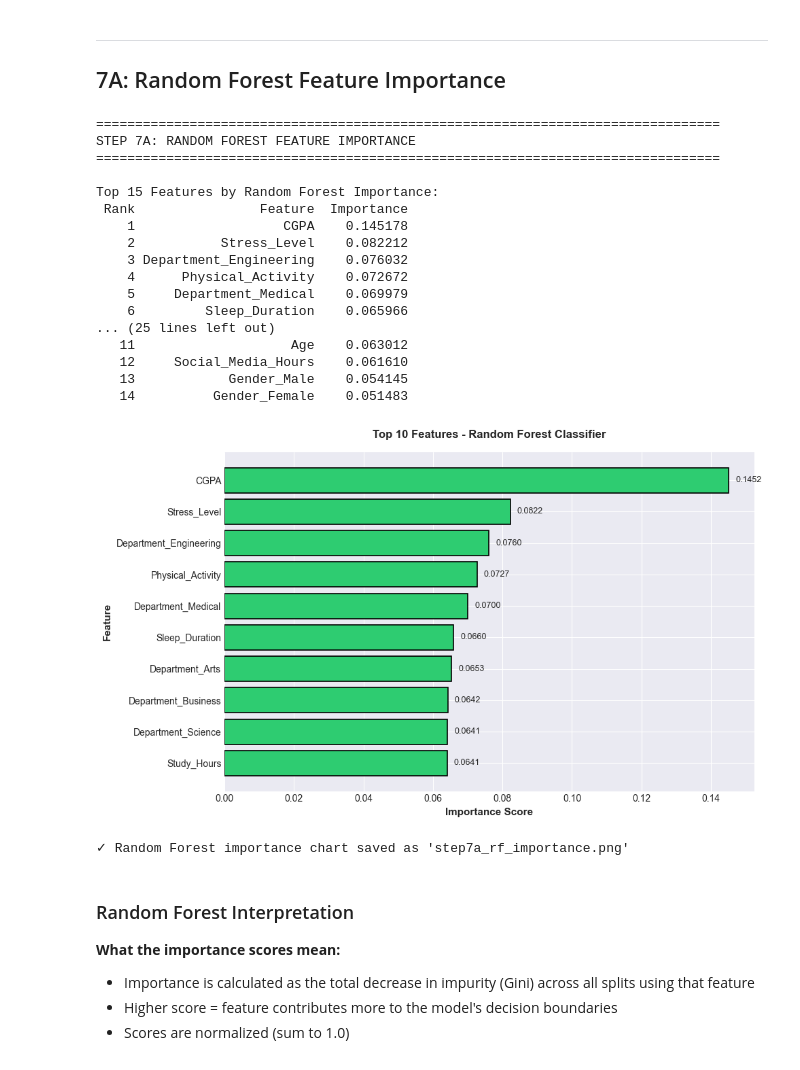
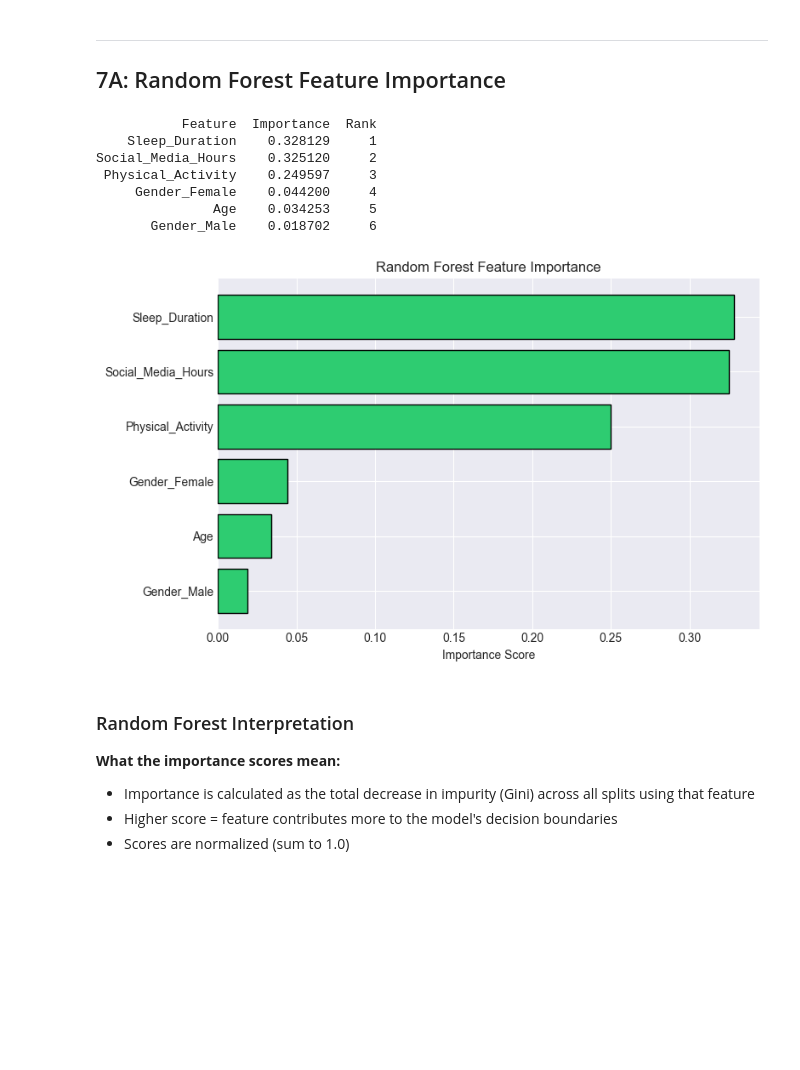
Before and after one commit to XyronTeam/ml-project, a Jupyter notebook: src/dataset_c/notebook_c.ipynb, the cells around one changed output. Saved outputs shown, nothing was run; the diff lists cells and outputs as text; code cells hidden in the pictures; blank space fills up the shorter version.

Commit message:
Changed up the notebook a to focus on lifestyle habits, export its model.

```diff
--- a/src/dataset_c/notebook_c.ipynb
+++ b/src/dataset_c/notebook_c.ipynb
@@ -1189,0 +1234,3 @@ Key Insights from EDA:
+# %%
+df_model = df_cleaned[['Age', 'Gender_Female', 'Gender_Male', 'Sleep_Duration', 'Social_Media_Hours', 'Physical_Activity', 'Depression']]
+df_model
@@ -1196,8 +1270,8 @@ print("=" * 80)
 from sklearn.model_selection import train_test_split
 
 # Prepare data for split (using cleaned dataset)
-X = df_cleaned.drop('Depression', axis=1)
-y = df_cleaned['Depression']
+X = df_model.drop('Depression', axis=1)
+y = df_model['Depression']
 
 print(f"\nBefore split:")
 print(f"  Total samples: {X.shape[0]:,}")
@@ -1508,12 +1443,11 @@ print(f"  y_train: {y_train.shape}")
 print(f"  y_test: {y_test.shape}")
 
 # Build real column names from numerical + encoded categorical
-encoded_cat_names = encoder.get_feature_names_out(categorical_features).tolist()
-all_feature_names = numerical_features + encoded_cat_names
+all_feature_names = list(df_model.columns[:X_train_scaled.shape[1]])
 
 # Display sample of scaled training data with real column names
 print(f"\nSample of scaled training data (first 5 rows, first 10 features):")
-sample_df = pd.DataFrame(X_train_scaled[:5, :10], columns=all_feature_names[:10])
+sample_df = pd.DataFrame(X_train_scaled[:5], columns=all_feature_names)
 print(sample_df.to_string())
 print(f"\n✓ Standardization complete. All features now have mean≈0 and std≈1")
 # %% [output]
@@ -2518,71 +1980,35 @@ Identify and rank the most important features for predicting student depression
 # %%
 # STEP 7A: Random Forest Feature Importance
 from sklearn.ensemble import RandomForestClassifier
-import pandas as pd
-import matplotlib.pyplot as plt
-import numpy as np
 
-print("\n" + "=" * 80)
-print("STEP 7A: RANDOM FOREST FEATURE IMPORTANCE")
-print("=" * 80)
+rf_model = RandomForestClassifier(n_estimators=100, random_state=42)
+rf_model.fit(X_train_balanced, y_train_balanced)
 
-# Train Random Forest on balanced data
-rf_model = RandomForestClassifier(n_estimators=100, random_state=42)  # using balanced data
-rf_model.fit(X_train_balanced, y_train_balanced)  # using balanced data
-
-# Extract feature importances
 rf_importances = pd.DataFrame({
     'Feature': all_feature_names,
     'Importance': rf_model.feature_importances_
 }).sort_values('Importance', ascending=False).reset_index(drop=True)
 
-# Add rank column
 rf_importances['Rank'] = range(1, len(rf_importances) + 1)
 
-# Print top 15
-print("\nTop 15 Features by Random Forest Importance:")
-print(rf_importances.head(15)[['Rank', 'Feature', 'Importance']].to_string(index=False))
+print(rf_importances.to_string(index=False))
 
-# Visualization: Top 10 features
-fig, ax = plt.subplots(figsize=(10, 6))
-top_10_rf = rf_importances.head(10)
-bars = ax.barh(range(len(top_10_rf)), top_10_rf['Importance'].values, color='#2ecc71', edgecolor='black', linewidth=1.2)
-
-# Add value labels on bars
-for i, (idx, row) in enumerate(top_10_rf.iterrows()):
-    ax.text(row['Importance'] + 0.002, i, f"{row['Importance']:.4f}", va='center', fontsize=9)
-
-ax.set_yticks(range(len(top_10_rf)))
-ax.set_yticklabels(top_10_rf['Feature'].values)
-ax.set_xlabel('Importance Score', fontsize=11, fontweight='bold')
-ax.set_ylabel('Feature', fontsize=11, fontweight='bold')
-ax.set_title('Top 10 Features - Random Forest Classifier', fontsize=12, fontweight='bold', pad=15)
+fig, ax = plt.subplots(figsize=(8, 5))
+ax.barh(rf_importances['Feature'], rf_importances['Importance'], color='#2ecc71', edgecolor='black')
+ax.set_xlabel('Importance Score')
+ax.set_title('Random Forest Feature Importance')
 ax.invert_yaxis()
 plt.tight_layout()
-plt.savefig('step7a_rf_importance.png', dpi=150, bbox_inches='tight')
 plt.show()
-
-print("\n✓ Random Forest importance chart saved as 'step7a_rf_importance.png'")
 # %% [output]
-================================================================================
-STEP 7A: RANDOM FOREST FEATURE IMPORTANCE
-================================================================================
-
-Top 15 Features by Random Forest Importance:
- Rank                Feature  Importance
-    1                   CGPA    0.145178
-    2           Stress_Level    0.082212
-    3 Department_Engineering    0.076032
-    4      Physical_Activity    0.072672
-    5     Department_Medical    0.069979
-    6         Sleep_Duration    0.065966
-... (25 lines left out)
-   11                    Age    0.063012
-   12     Social_Media_Hours    0.061610
-   13            Gender_Male    0.054145
-   14          Gender_Female    0.051483
+           Feature  Importance  Rank
+    Sleep_Duration    0.328129     1
+Social_Media_Hours    0.325120     2
+ Physical_Activity    0.249597     3
+     Gender_Female    0.044200     4
+               Age    0.034253     5
+       Gender_Male    0.018702     6
-[figure, old version]
+[figure, new version]
-✓ Random Forest importance chart saved as 'step7a_rf_importance.png'
 # %% [markdown]
 ### Random Forest Interpretation
 
```
Also changed, not shown: parts of 46 cells of this notebook, 9 other files.
